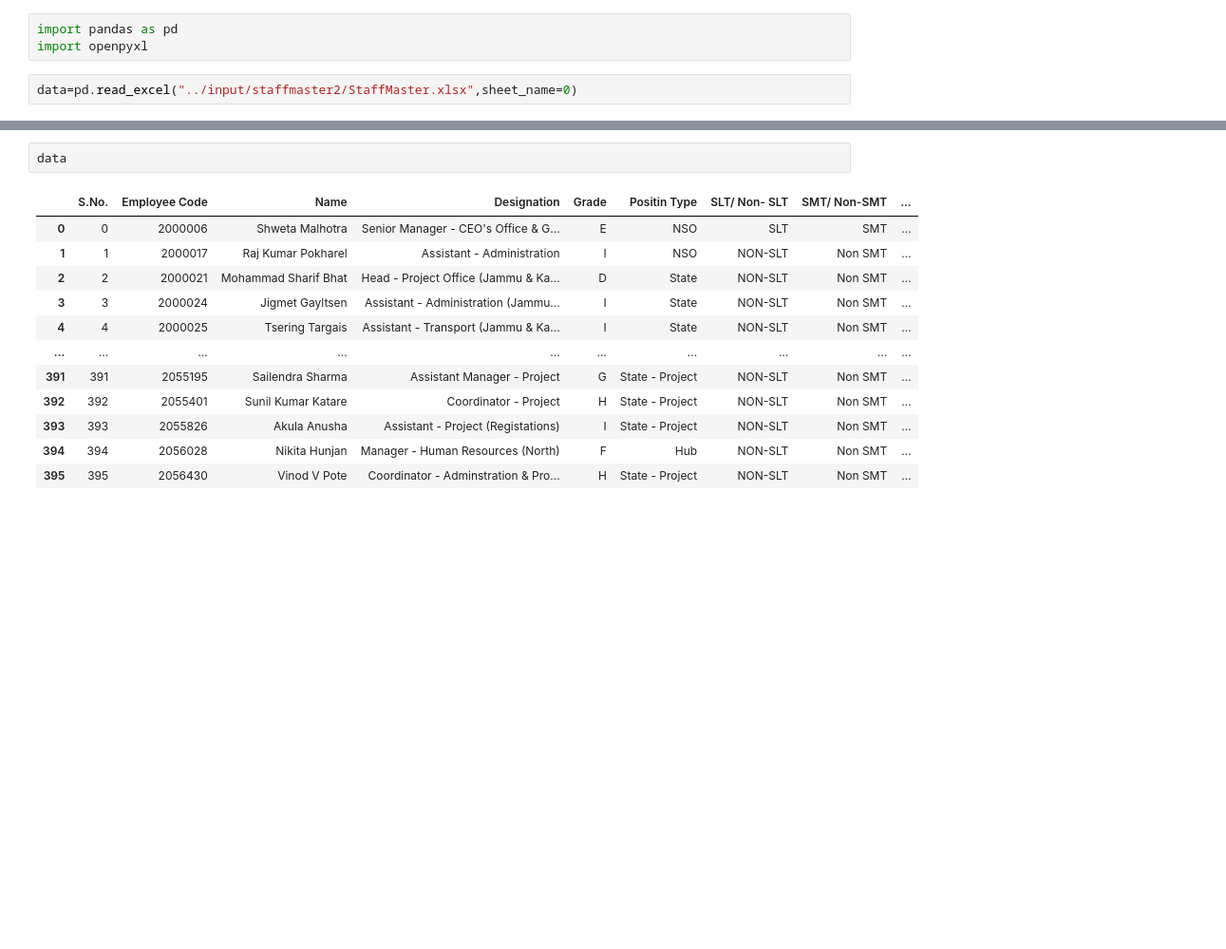
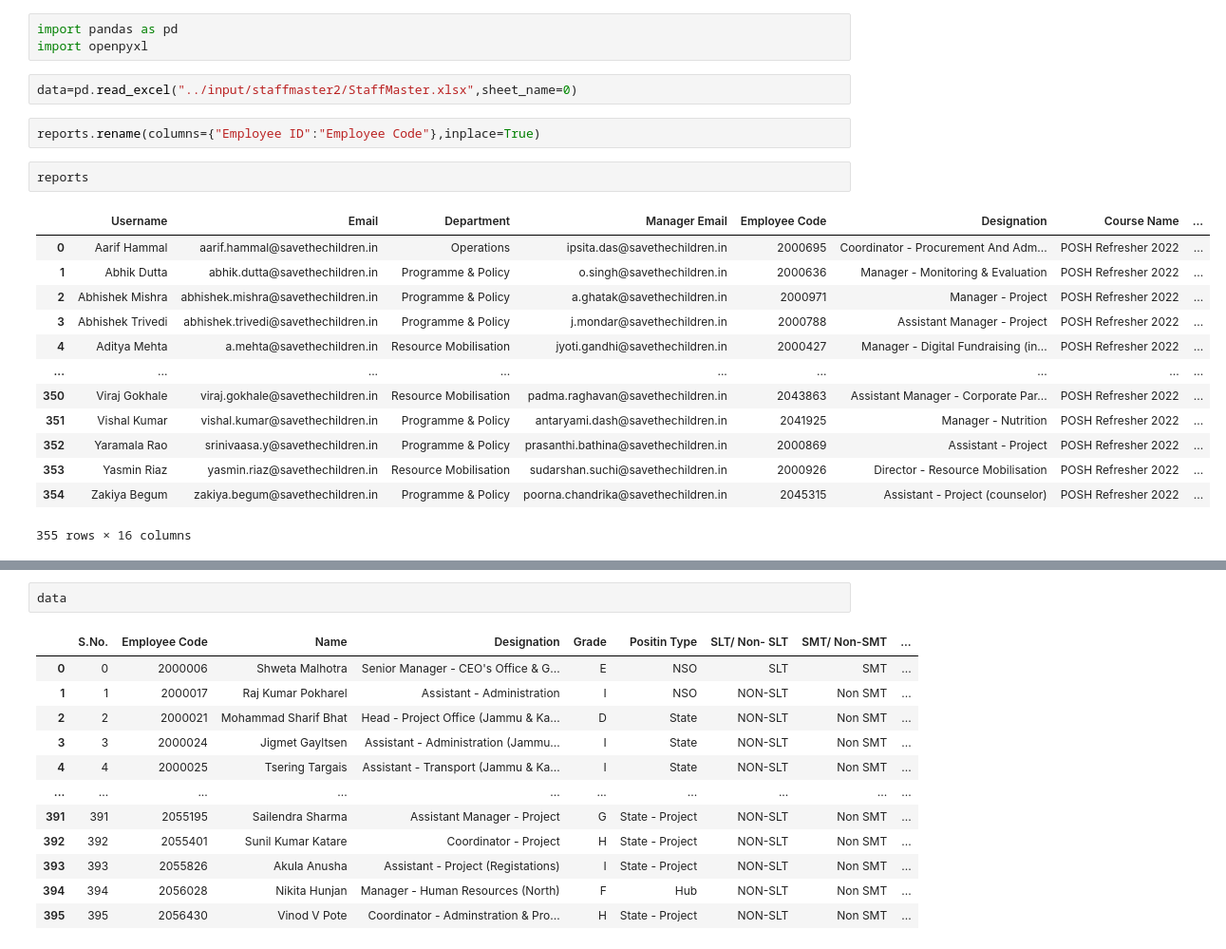
Before and after one commit to vijays4404/TimeSeries, a Jupyter notebook: staffmaster-august.ipynb, the cells around one changed output, grey strips where cells are left out. Shown: that part at 95% size. Drawn from its saved outputs; the diff is of its cells as text; blank space fills up the shorter version.

```diff
--- a/staffmaster-august.ipynb
+++ b/staffmaster-august.ipynb
@@ -3,3 +3,21 @@ import pandas as pd
 import openpyxl
 # %%
 data=pd.read_excel("../input/staffmaster2/StaffMaster.xlsx",sheet_name=0)
+# %%
+reports.rename(columns={"Employee ID":"Employee Code"},inplace=True)
+# %%
+reports
+# %% [output]
+|  | Username | Email | Department | Manager Email | Employee Code | Designation | Course Name | ... |
+| 0 | Aarif Hammal | aarif.hammal@savethechildren.in | Operations | ipsita.das@savethechildren.in | 2000695 | Coordinator - Procurement And Adm... | POSH Refresher 2022 | ... |
+| 1 | Abhik Dutta | abhik.dutta@savethechildren.in | Programme & Policy | o.singh@savethechildren.in | 2000636 | Manager - Monitoring & Evaluation | POSH Refresher 2022 | ... |
+| 2 | Abhishek Mishra | abhishek.mishra@savethechildren.in | Programme & Policy | a.ghatak@savethechildren.in | 2000971 | Manager - Project | POSH Refresher 2022 | ... |
+| 3 | Abhishek Trivedi | abhishek.trivedi@savethechildren.in | Programme & Policy | j.mondar@savethechildren.in | 2000788 | Assistant Manager - Project | POSH Refresher 2022 | ... |
+| 4 | Aditya Mehta | a.mehta@savethechildren.in | Resource Mobilisation | jyoti.gandhi@savethechildren.in | 2000427 | Manager - Digital Fundraising (in... | POSH Refresher 2022 | ... |
+| ... | ... | ... | ... | ... | ... | ... | ... | ... |
+| 350 | Viraj Gokhale | viraj.gokhale@savethechildren.in | Resource Mobilisation | padma.raghavan@savethechildren.in | 2043863 | Assistant Manager - Corporate Par... | POSH Refresher 2022 | ... |
+| 351 | Vishal Kumar | vishal.kumar@savethechildren.in | Programme & Policy | antaryami.dash@savethechildren.in | 2041925 | Manager - Nutrition | POSH Refresher 2022 | ... |
+| 352 | Yaramala Rao | srinivaasa.y@savethechildren.in | Programme & Policy | prasanthi.bathina@savethechildren.in | 2000869 | Assistant - Project | POSH Refresher 2022 | ... |
+| 353 | Yasmin Riaz | yasmin.riaz@savethechildren.in | Resource Mobilisation | sudarshan.suchi@savethechildren.in | 2000926 | Director - Resource Mobilisation | POSH Refresher 2022 | ... |
+| 354 | Zakiya Begum | zakiya.begum@savethechildren.in | Programme & Policy | poorna.chandrika@savethechildren.in | 2045315 | Assistant - Project (counselor) | POSH Refresher 2022 | ... |
+355 rows × 16 columns
```
Also changed, not shown: parts of 12 cells of this notebook.
